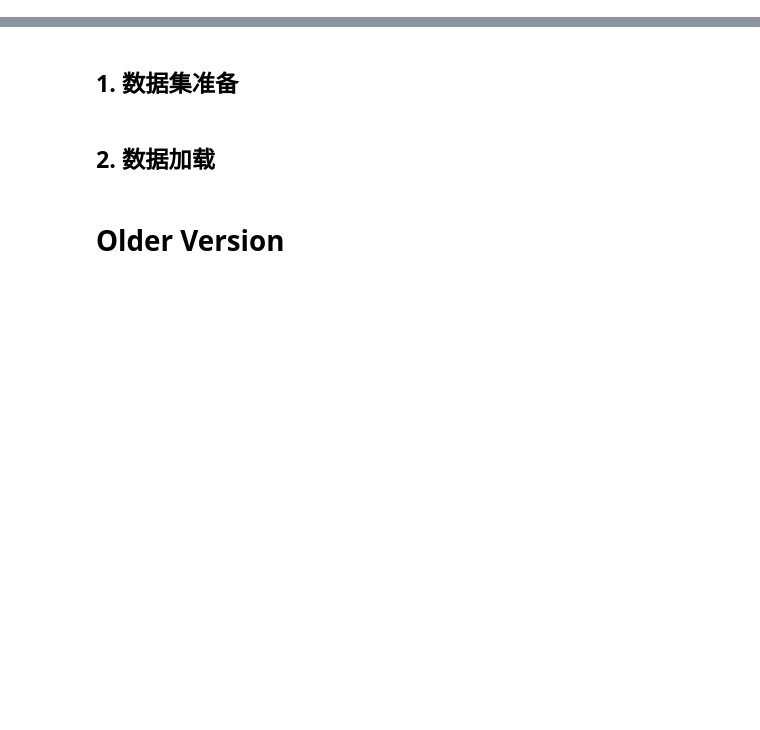
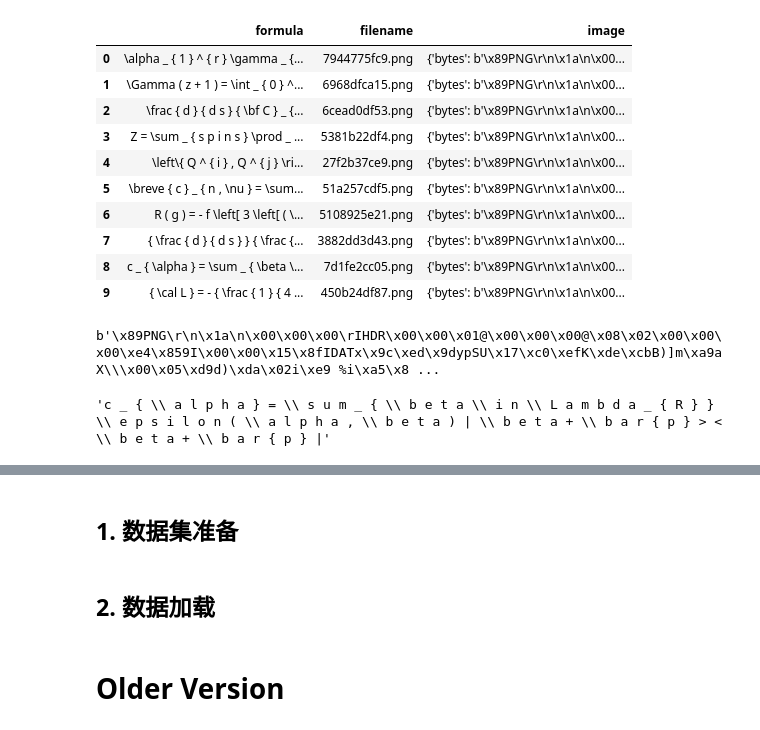
Before and after one commit to Wooonster/HOCR, a Jupyter notebook: playground.ipynb, the cells around one changed output, grey strips where cells are left out. Drawn from its saved outputs; the diff is of its cells as text; code cells hidden in the pictures; blank space fills up the shorter version.

```diff
--- a/playground.ipynb
+++ b/playground.ipynb
@@ -0,0 +3,27 @@
+# %%
+df = pd.read_parquet('dataset/test_parquets/im2latex_test.parquet')
+df.head(10)
+# %% [output]
+|  | formula | filename | image |
+| 0 | \alpha _ { 1 } ^ { r } \gamma _ {... | 7944775fc9.png | {'bytes': b'\x89PNG\r\n\x1a\n\x00... |
+| 1 | \Gamma ( z + 1 ) = \int _ { 0 } ^... | 6968dfca15.png | {'bytes': b'\x89PNG\r\n\x1a\n\x00... |
+| 2 | \frac { d } { d s } { \bf C } _ {... | 6cead0df53.png | {'bytes': b'\x89PNG\r\n\x1a\n\x00... |
+| 3 | Z = \sum _ { s p i n s } \prod _ ... | 5381b22df4.png | {'bytes': b'\x89PNG\r\n\x1a\n\x00... |
+| 4 | \left\{ Q ^ { i } , Q ^ { j } \ri... | 27f2b37ce9.png | {'bytes': b'\x89PNG\r\n\x1a\n\x00... |
+| 5 | \breve { c } _ { n , \nu } = \sum... | 51a257cdf5.png | {'bytes': b'\x89PNG\r\n\x1a\n\x00... |
+| 6 | R ( g ) = - f \left[ 3 \left[ ( \... | 5108925e21.png | {'bytes': b'\x89PNG\r\n\x1a\n\x00... |
+| 7 | { \frac { d } { d s } } { \frac {... | 3882dd3d43.png | {'bytes': b'\x89PNG\r\n\x1a\n\x00... |
+| 8 | c _ { \alpha } = \sum _ { \beta \... | 7d1fe2cc05.png | {'bytes': b'\x89PNG\r\n\x1a\n\x00... |
+| 9 | { \cal L } = - { \frac { 1 } { 4 ... | 450b24df87.png | {'bytes': b'\x89PNG\r\n\x1a\n\x00... |
+# %%
+file = '7d1fe2cc05.png'
+img_dict = df.loc[df["filename"] == file, "image"].values[0]
+img_dict['bytes']
+# %% [output]
+b'\x89PNG\r\n\x1a\n\x00\x00\x00\rIHDR\x00\x00\x01@\x00\x00\x00@\x08\x02\x00\x00\x00\xe4\x859I\x00\x00\x15\x8fIDATx\x9c\xed\x9dypSU\x17\xc0\xefK\xde\xcbB)]m\xa9aX\\\x00\x05\xd9d)\xda\x02i\xe9 %i\xa5\x8 ...
+# %%
+file = '7d1fe2cc05.png'
+form = df.loc[df["filename"] == file, "formula"].values[0]
+' '.join(c for st in form.split() for c in list(st))
+# %% [output]
+'c _ { \\ a l p h a } = \\ s u m _ { \\ b e t a \\ i n \\ L a m b d a _ { R } } \\ e p s i l o n ( \\ a l p h a , \\ b e t a ) | \\ b e t a + \\ b a r { p } > < \\ b e t a + \\ b a r { p } |'
```
Also changed, not shown: parts of 7 cells of this notebook, 4 other files.
